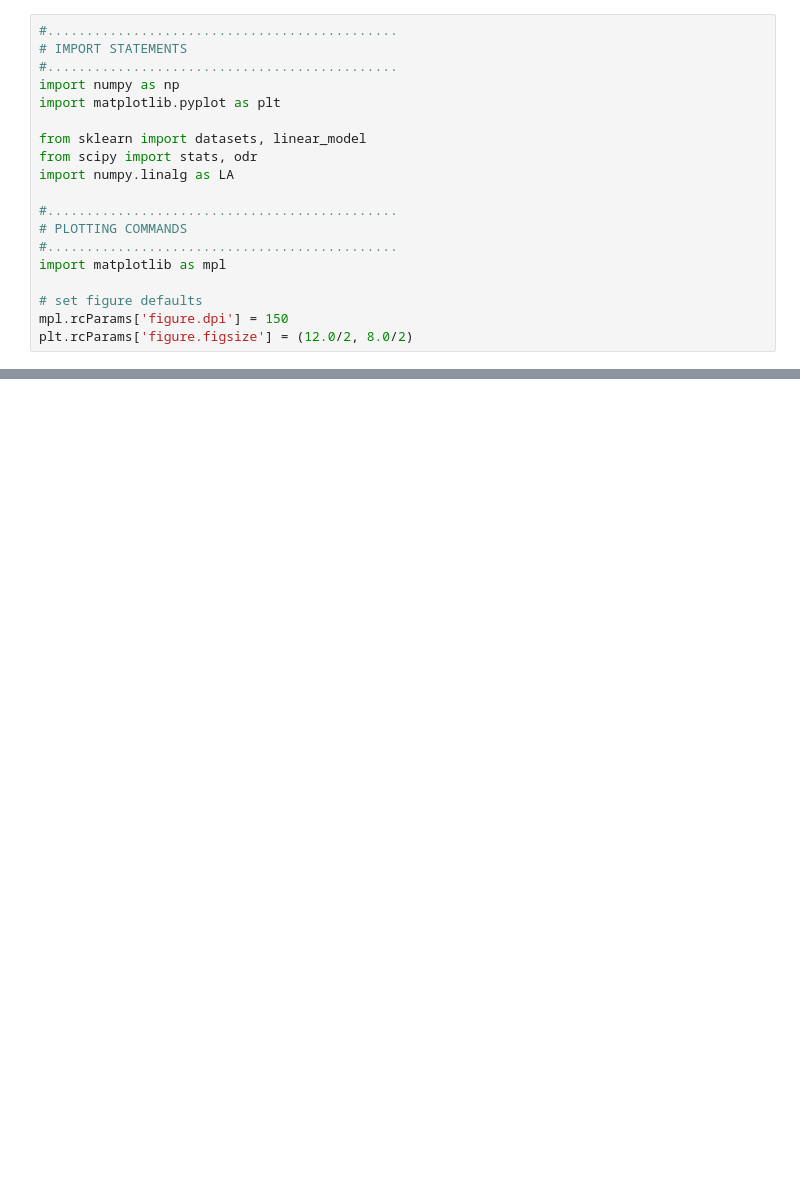
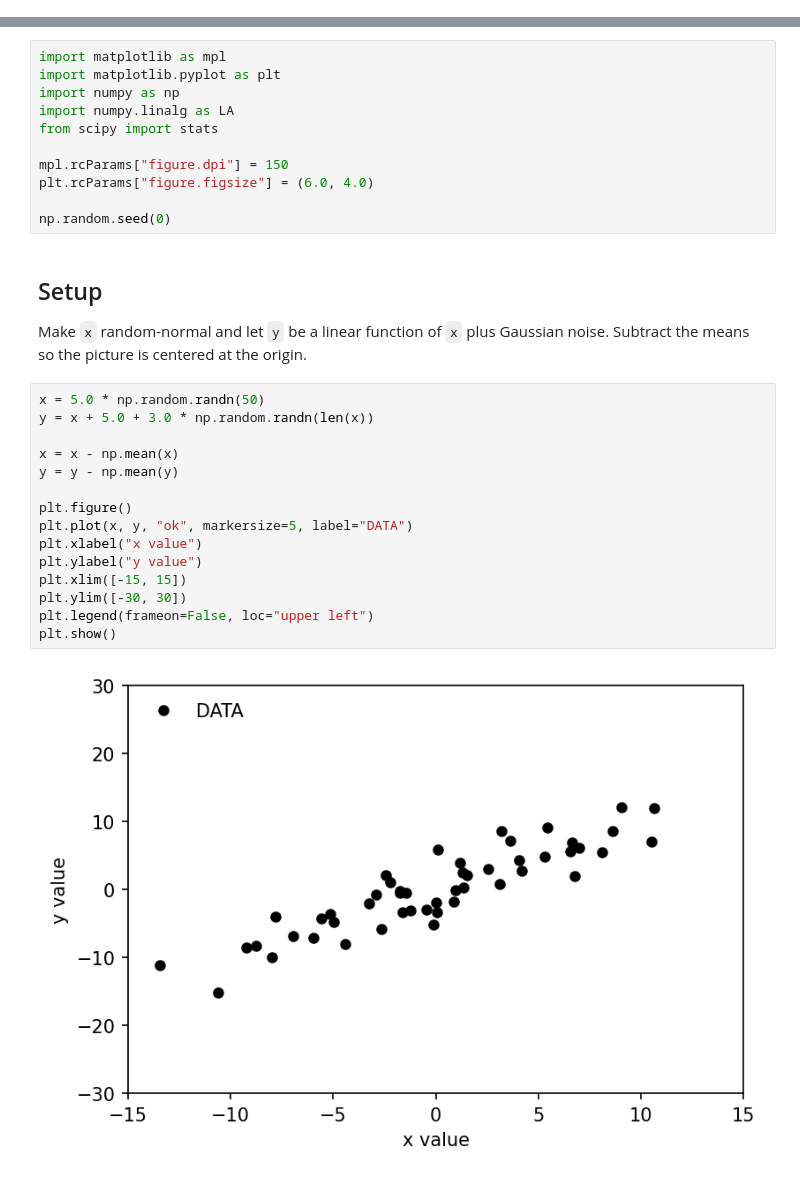
Before and after one commit to eabarnes1010/course_objective_analysis, a Jupyter notebook: code/lsq_olsq.ipynb, the cells around one changed output, grey strips where cells are left out. Cells and saved outputs as stored; diff of their text form; blank space fills up the shorter version.

```diff
--- a/code/lsq_olsq.ipynb
+++ b/code/lsq_olsq.ipynb
@@ -8,19 +0,0 @@ Comparing two ways of "fitting a straight line".
-# %%
-#.............................................
-# IMPORT STATEMENTS
-#.............................................
-import numpy as np
-import matplotlib.pyplot as plt
-
-from sklearn import datasets, linear_model
-from scipy import stats, odr
-import numpy.linalg as LA
-
-#.............................................
-# PLOTTING COMMANDS
-#.............................................
-import matplotlib as mpl
-
-# set figure defaults
-mpl.rcParams['figure.dpi'] = 150
-plt.rcParams['figure.figsize'] = (12.0/2, 8.0/2)
@@ -225,0 +15,32 @@ plt.show()
+# %%
+import matplotlib as mpl
+import matplotlib.pyplot as plt
+import numpy as np
+import numpy.linalg as LA
+from scipy import stats
+
+mpl.rcParams["figure.dpi"] = 150
+plt.rcParams["figure.figsize"] = (6.0, 4.0)
+
+np.random.seed(0)
+# %% [markdown]
+## Setup
+
+Make `x` random-normal and let `y` be a linear function of `x` plus Gaussian noise. Subtract the means so the picture is centered at the origin.
+# %%
+x = 5.0 * np.random.randn(50)
+y = x + 5.0 + 3.0 * np.random.randn(len(x))
+
+x = x - np.mean(x)
+y = y - np.mean(y)
+
+plt.figure()
+plt.plot(x, y, "ok", markersize=5, label="DATA")
+plt.xlabel("x value")
+plt.ylabel("y value")
+plt.xlim([-15, 15])
+plt.ylim([-30, 30])
+plt.legend(frameon=False, loc="upper left")
+plt.show()
+# %% [output]
+[figure, added]
```
Also changed, not shown: parts of 31 cells of this notebook.
